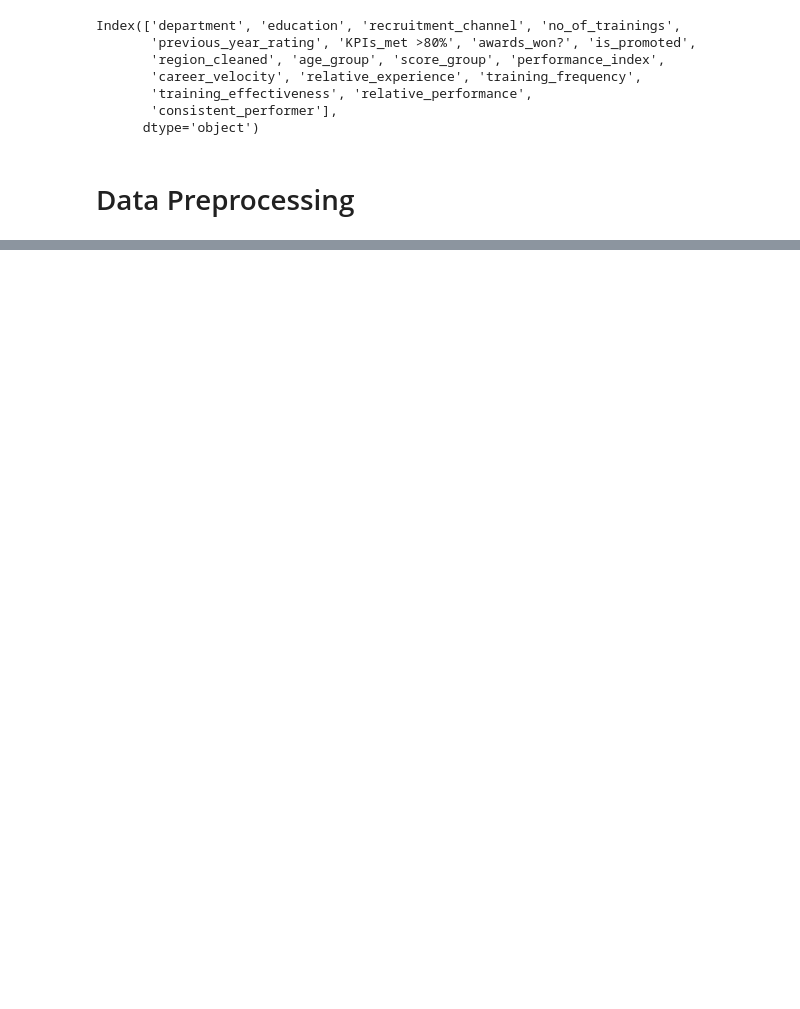
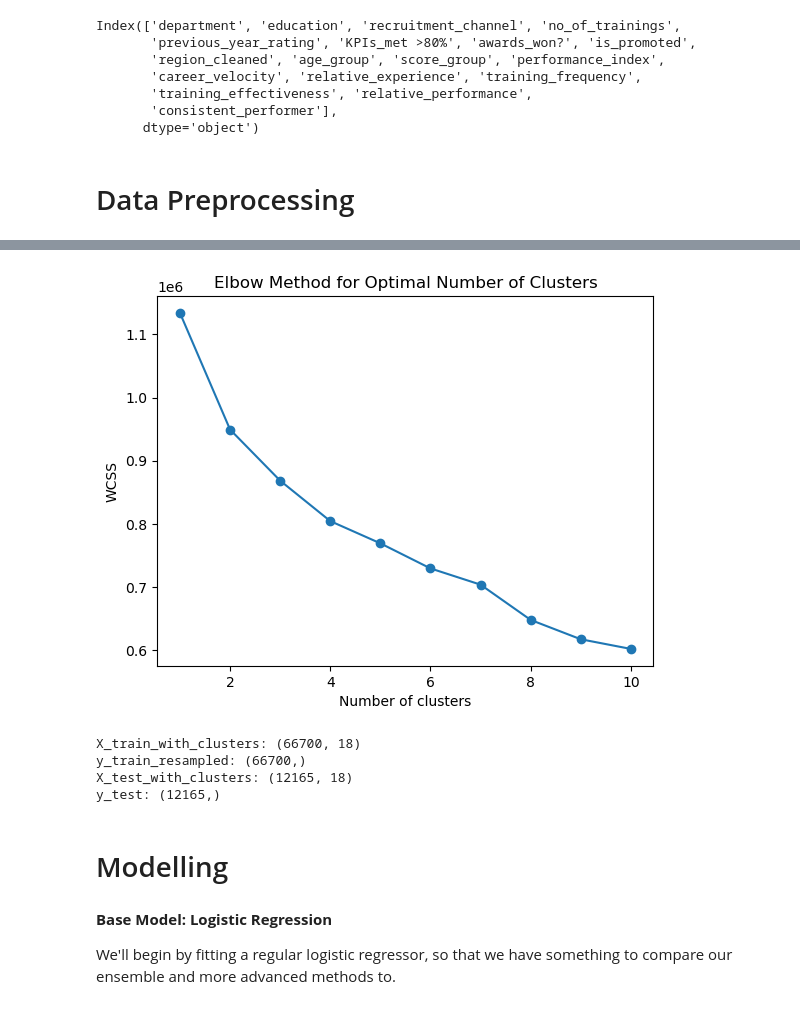
Before and after one commit to bedankibunja/HR-ANALYTICS-Predicting-Employee-Promotions, a Jupyter notebook: Notebook.ipynb, the cells around one changed output, grey strips where cells are left out. Drawn from its saved outputs; the diff is of its cells as text; code cells hidden in the pictures; blank space fills up the shorter version.

```diff
--- a/Notebook.ipynb
+++ b/Notebook.ipynb
@@ -662,0 +792,19 @@ Index(['department', 'education', 'recruitment_channel', 'no_of_trainings',
+# %%
+import matplotlib.pyplot as plt
+from sklearn.cluster import KMeans
+
+# Range of cluster values to try
+wcss = []
+for n_clusters in range(1, 11):
+    kmeans = KMeans(n_clusters=n_clusters, random_state=0)
+    kmeans.fit(X_train_scaled)  # X_train_scaled is your scaled feature data
+    wcss.append(kmeans.inertia_)
+
+# Plot the WCSS for each number of clusters
+plt.plot(range(1, 11), wcss, marker='o')
+plt.xlabel('Number of clusters')
+plt.ylabel('WCSS')
+plt.title('Elbow Method for Optimal Number of Clusters')
+plt.show()
+# %% [output]
+[figure, added]
@@ -662,0 +821,13 @@ Index(['department', 'education', 'recruitment_channel', 'no_of_trainings',
+# %%
+# Check sizes
+print("X_train_with_clusters:", X_train_with_clusters.shape)
+print("y_train_resampled:", y_train_resampled.shape)
+print("X_test_with_clusters:", X_test_with_clusters.shape)
+print("y_test:", y_test.shape)
+# %% [output]
+X_train_with_clusters: (66700, 18)
+y_train_resampled: (66700,)
+X_test_with_clusters: (12165, 18)
+y_test: (12165,)
+# %% [markdown]
+# Modelling
@@ -662,0 +841,4 @@ Index(['department', 'education', 'recruitment_channel', 'no_of_trainings',
+# %% [markdown]
+**Base Model: Logistic Regression**
+
+We'll begin by fitting a regular logistic regressor, so that we have something to compare our ensemble and more advanced methods to.
```
Also changed, not shown: parts of 28 cells of this notebook.
